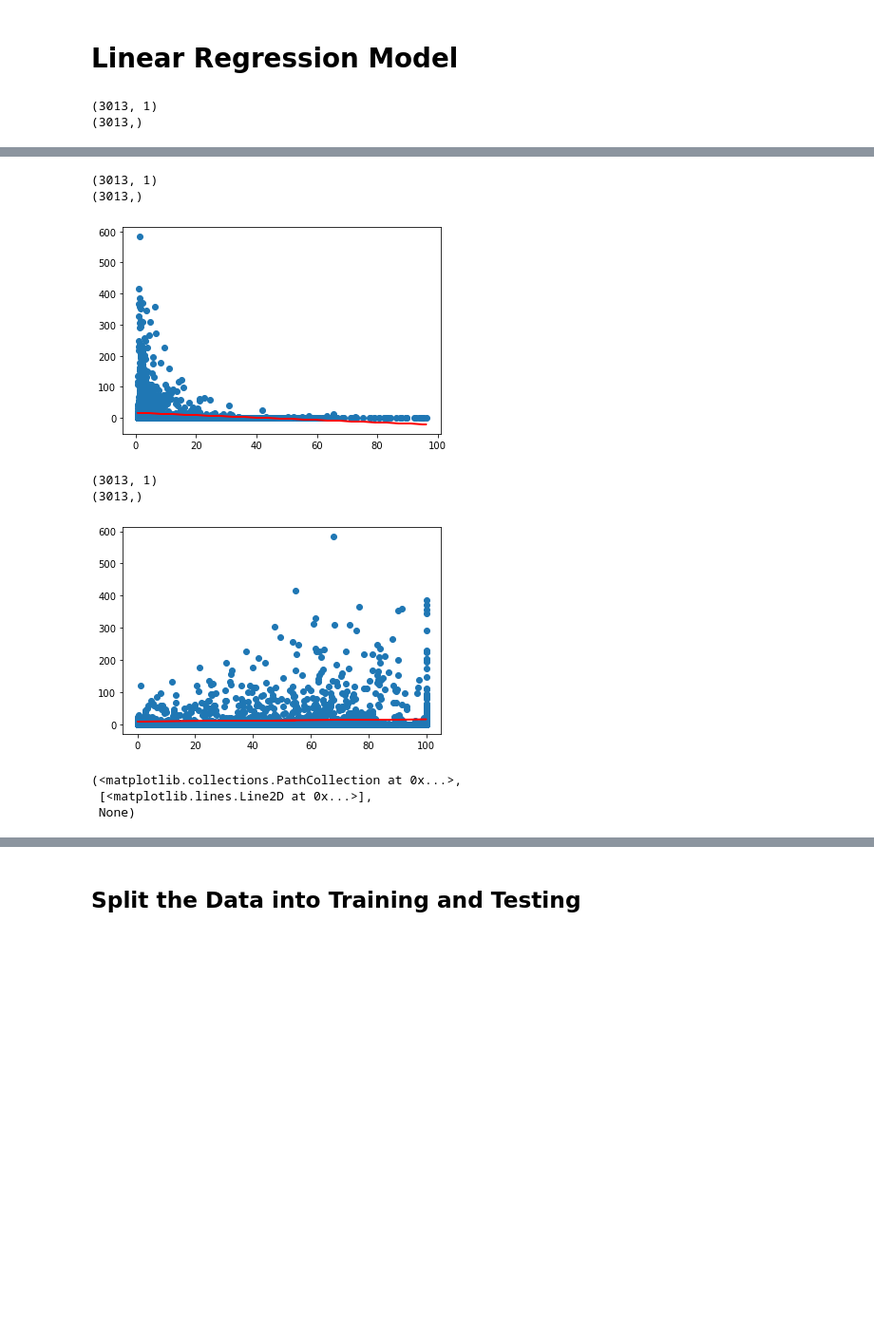
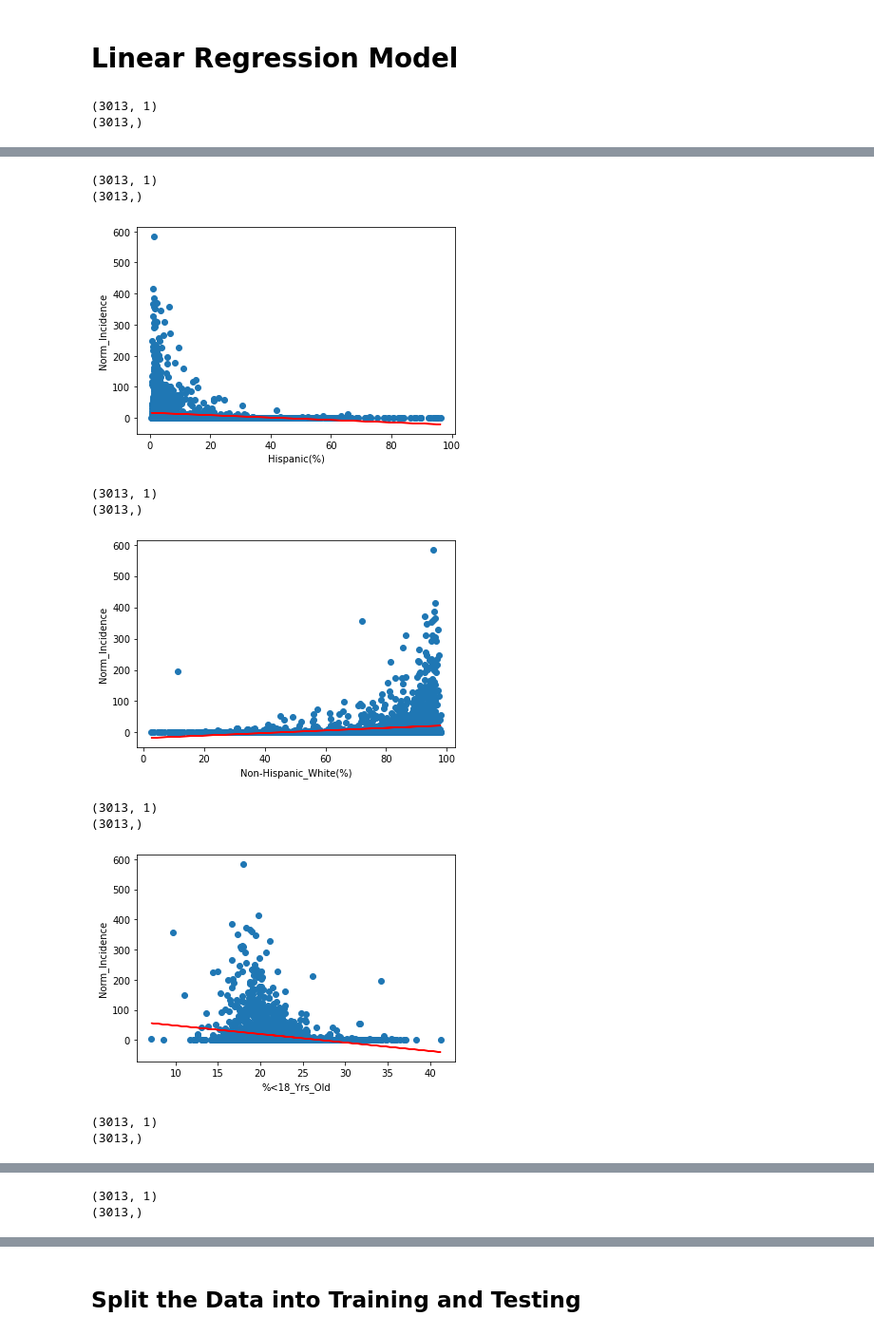
Before and after one commit to Tsoggy/Lyme_Disease, a Jupyter notebook: Resources/Notebooks/Lyme_ML_model.ipynb, the cells around one changed output, grey strips where cells are left out. Shown: that part at 95% size. Saved outputs shown, nothing was run; the diff lists cells and outputs as text; code cells hidden in the pictures; blank space fills up the shorter version.

```diff
--- a/Resources/Notebooks/Lyme_ML_model.ipynb
+++ b/Resources/Notebooks/Lyme_ML_model.ipynb
@@ -238,13 +238,17 @@ def linear_reg(indp, dep):
     y_pred = model.predict(X)
     print(y_pred.shape)
 
-    return plt.scatter(X, y), plt.plot(X, y_pred, color='red'), plt.show()
+    return plt.scatter(X, y), plt.plot(X, y_pred, color='red'), plt.xlabel(indp), plt.ylabel(dep), plt.show()
 
 
 # Call the function with different indipendent variables
 linear_reg('African_American(%)', 'Norm_Incidence')
 linear_reg('Hispanic(%)', 'Norm_Incidence')
+linear_reg('Non-Hispanic_White(%)', 'Norm_Incidence')
+linear_reg('%<18_Yrs_Old', 'Norm_Incidence')
+linear_reg('Average_Health_Rank', 'Norm_Incidence')
 linear_reg('Rural(%)', 'Norm_Incidence')
+linear_reg('Population', 'Norm_Incidence')
 # %% [output]
 (3013, 1)
 (3013,)
@@ -252,9 +256,11 @@ linear_reg('Rural(%)', 'Norm_Incidence')
 (3013, 1)
 (3013,)
-[figure, old version]
+[figure, new version]
 (3013, 1)
 (3013,)
-[figure, old version]
+[figure, new version]
-(<matplotlib.collections.PathCollection at 0x...>,
- [<matplotlib.lines.Line2D at 0x...>],
- None)
+(3013, 1)
+(3013,)
+[figure, added]
+(3013, 1)
+(3013,)
@@ -260,0 +268,2 @@ linear_reg('Rural(%)', 'Norm_Incidence')
+(3013, 1)
+(3013,)
```
Also changed, not shown: parts of 2 cells of this notebook, 13 other files.
